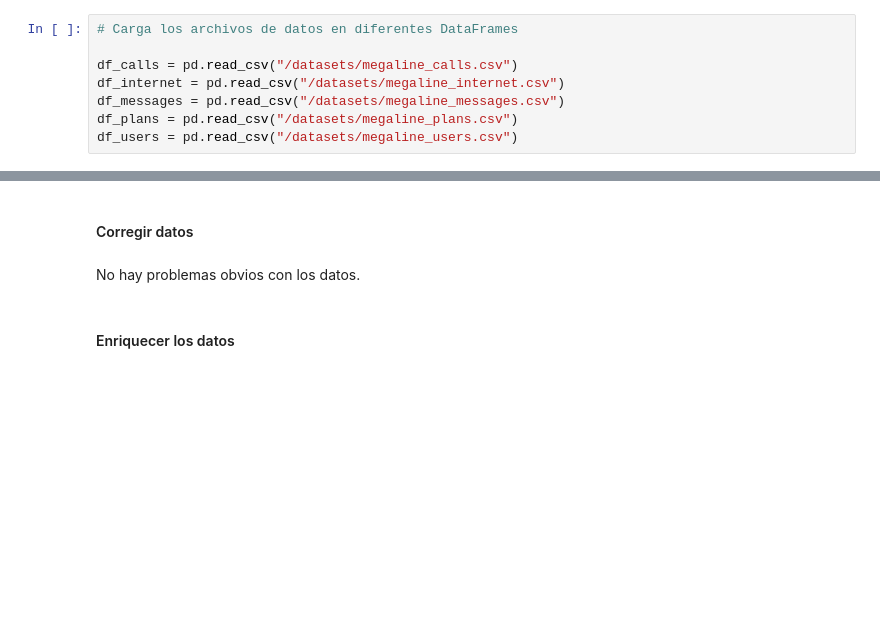
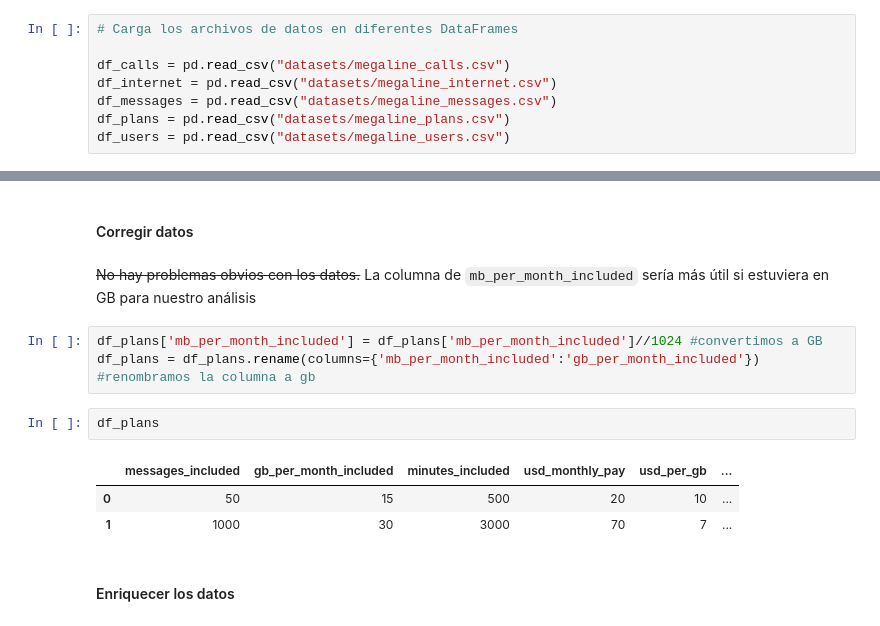
Before and after one commit to NikolaiGarcia/Pruebas-Estadisticas, a Jupyter notebook: Proyecto 5.ipynb, the cells around one changed output, grey strips where cells are left out. Saved outputs shown, nothing was run; the diff lists cells and outputs as text; blank space fills up the shorter version.

Commit message:
Conversión a GB en la tabla df_plans

```diff
--- a/Proyecto 5.ipynb
+++ b/Proyecto 5.ipynb
@@ -60,11 +60,11 @@ import scipy.stats as st
 # %%
 # Carga los archivos de datos en diferentes DataFrames
 
-df_calls = pd.read_csv("/datasets/megaline_calls.csv")
-df_internet = pd.read_csv("/datasets/megaline_internet.csv")
-df_messages = pd.read_csv("/datasets/megaline_messages.csv")
-df_plans = pd.read_csv("/datasets/megaline_plans.csv")
-df_users = pd.read_csv("/datasets/megaline_users.csv")
+df_calls = pd.read_csv("datasets/megaline_calls.csv")
+df_internet = pd.read_csv("datasets/megaline_internet.csv")
+df_messages = pd.read_csv("datasets/megaline_messages.csv")
+df_plans = pd.read_csv("datasets/megaline_plans.csv")
+df_users = pd.read_csv("datasets/megaline_users.csv")
 # %% [markdown]
 <div class="alert alert-block alert-success">
 <b>Comentario del revisor (1ra Iteracion)</b> <a class=“tocSkip”></a>
@@ -107,8 +107,18 @@ df_plans
 Aquí vemos la descripción de los planes, la información está completa
 # %% [markdown]
 #### Corregir datos
-# %% [markdown]
-No hay problemas obvios con los datos.
+# %% [markdown]
+~~No hay problemas obvios con los datos.~~
+La columna de `mb_per_month_included` sería más útil si estuviera en GB para nuestro análisis
+# %%
+df_plans['mb_per_month_included'] = df_plans['mb_per_month_included']//1024 #convertimos a GB
+df_plans = df_plans.rename(columns={'mb_per_month_included':'gb_per_month_included'}) #renombramos la columna a gb
+# %%
+df_plans
+# %% [output]
+|  | messages_included | gb_per_month_included | minutes_included | usd_monthly_pay | usd_per_gb | ... |
+| 0 | 50 | 15 | 500 | 20 | 10 | ... |
+| 1 | 1000 | 30 | 3000 | 70 | 7 | ... |
 # %% [markdown]
 #### Enriquecer los datos
 # %% [markdown]
```
Also changed, not shown: parts of 1 cell of this notebook.
